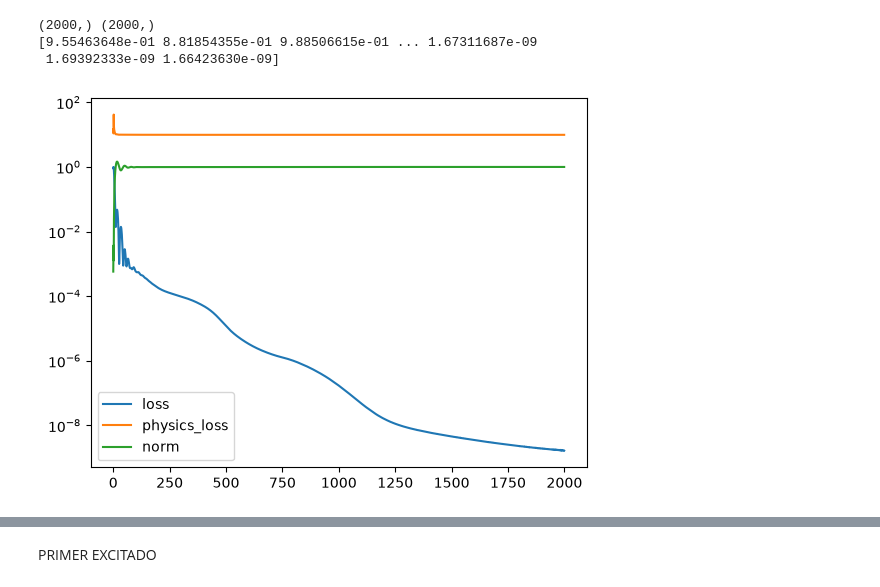
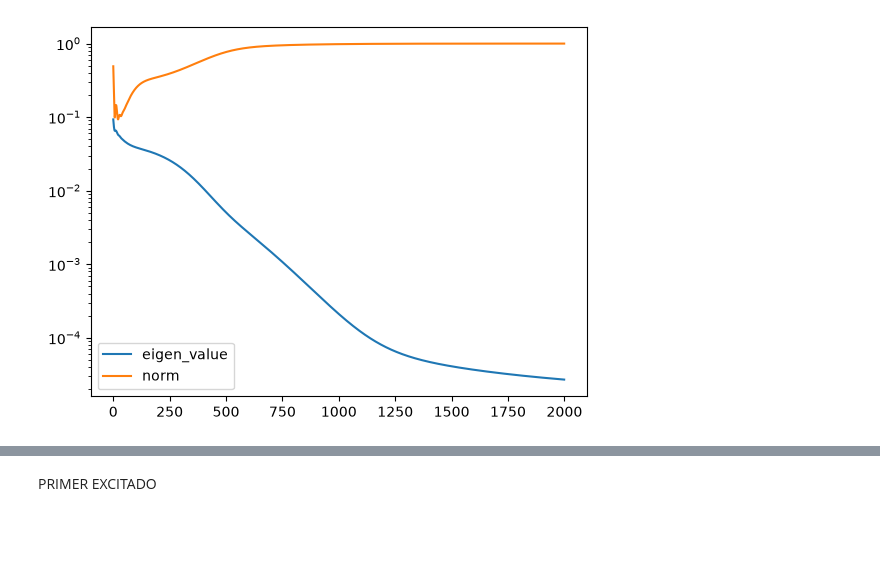
Before and after one commit to rubenfolch/PINNS, a Jupyter notebook: Pozo_finito/Pozo_finito.ipynb, the cells around one changed output, grey strips where cells are left out. Cells and saved outputs as stored; diff of their text form; code cells hidden in the pictures; blank space fills up the shorter version.

```diff
--- a/Pozo_infinito/Energy_estimation.ipynb
+++ b/Pozo_finito/Pozo_finito.ipynb
@@ -174,0 +180,31 @@ Model: "eve_pinn_3"
+# %%
+# Input and output neurons (from the data)
+neurons_layer=[1, 50, 50, 50, 1]
+n_layers=5
+
+
+# Define the model
+activation = 'tanh'
+input,output = nn_model(activation,neurons_layer,n_layers)
+
+model = EVE_PINN(input,output)
+model.set_max_min(xmax,xmin)
+model.set_step_dx(step_dx)
+model.set_V(V)
+#model.load_weights('C:\TFG\PINNS\PINNS\Pozo_infinito\Estado_fundamental_copia-1.keras')
+#Define the metrics, optimizer and loss
+metrics = [mse_odd_even_sol] #tf.keras.metrics.MeanSquaredError()
+lr=0.0001
+optimizer = Adam(learning_rate=lr)
+
+model.compile(loss='mse',
+          optimizer=optimizer,
+          metrics=metrics,
+          run_eagerly=False)
+
+
+# Just use `fit` as usual
+#callback = tf.keras.callbacks.EarlyStopping(monitor='loss',
+                                            #patience=5000,
+                                            #restore_best_weights=True)
+model.summary()
@@ -175,9 +229,6 @@ Model: "eve_pinn_3"
 # %%
 epochs = 2000 # 5000
-history = model.fit(x_train, y_train, batch_size=n_train, epochs=epochs,
+history = model.fit(x_train,fi, batch_size=n_train, epochs=epochs,
                   callbacks=[checkpoint_callback])#Evidentemente sin validacion, tamaño del batch=n_train, cada batch es una epoca
-
-name='Estado_fundamental_pozo_infinito-1.keras'
-model.save(name)
 # %% [output]
 Epoch 1/2000
@@ -199,11 +250 @@ Epoch 810: finished saving model to variacional_E_fundamental.weights.h5
 1/1 ━━━━━━━━━━━━━━━━━━━━
-# %%
-loss_true=np.array(history.history['mse_odd_even_sol'])
-physics_loss=np.array(history.history['loss'])
-print(np.shape(loss_true),np.shape(physics_loss))
-#print(eigen_value)
-print(loss_true)
-# %% [output]
-(2000,) (2000,)
-[9.55463648e-01 8.81854355e-01 9.88506615e-01 ... 1.67311687e-09
- 1.69392333e-09 1.66423630e-09]
@@ -210,9 +254,9 @@ print(loss_true)
 # %%
-plt.plot(loss_true,label='loss')
-plt.plot(physics_loss,label='physics_loss')
+#plt.plot(loss_true,label='loss')
+plt.plot(history.history['loss'],label='eigen_value')
 plt.plot(history.history['I'],label= 'norm')
 plt.yscale("log")
 plt.legend()
 plt.show()
 # %% [output]
-[figure, old version]
+[figure, new version]
```
Also changed, not shown: parts of 13 cells of this notebook, 17 other files.
